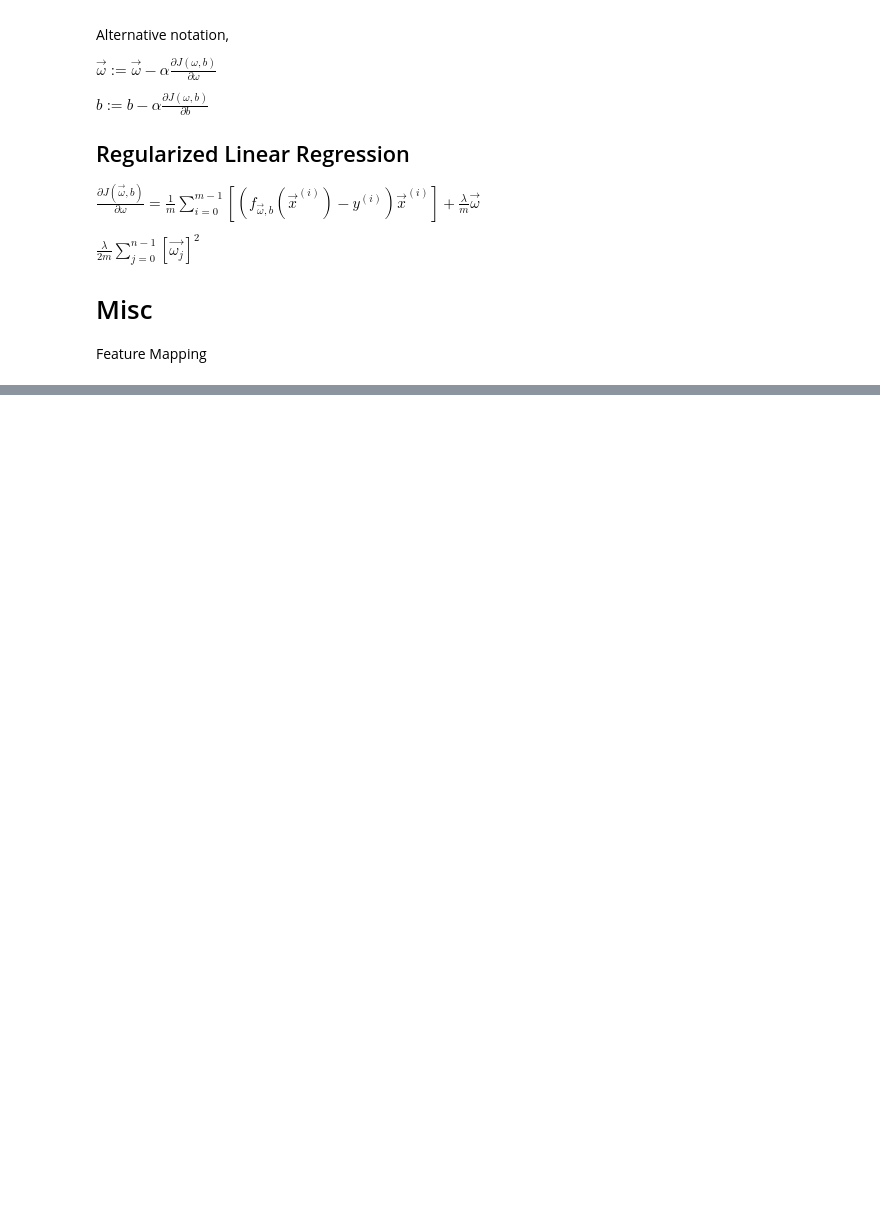
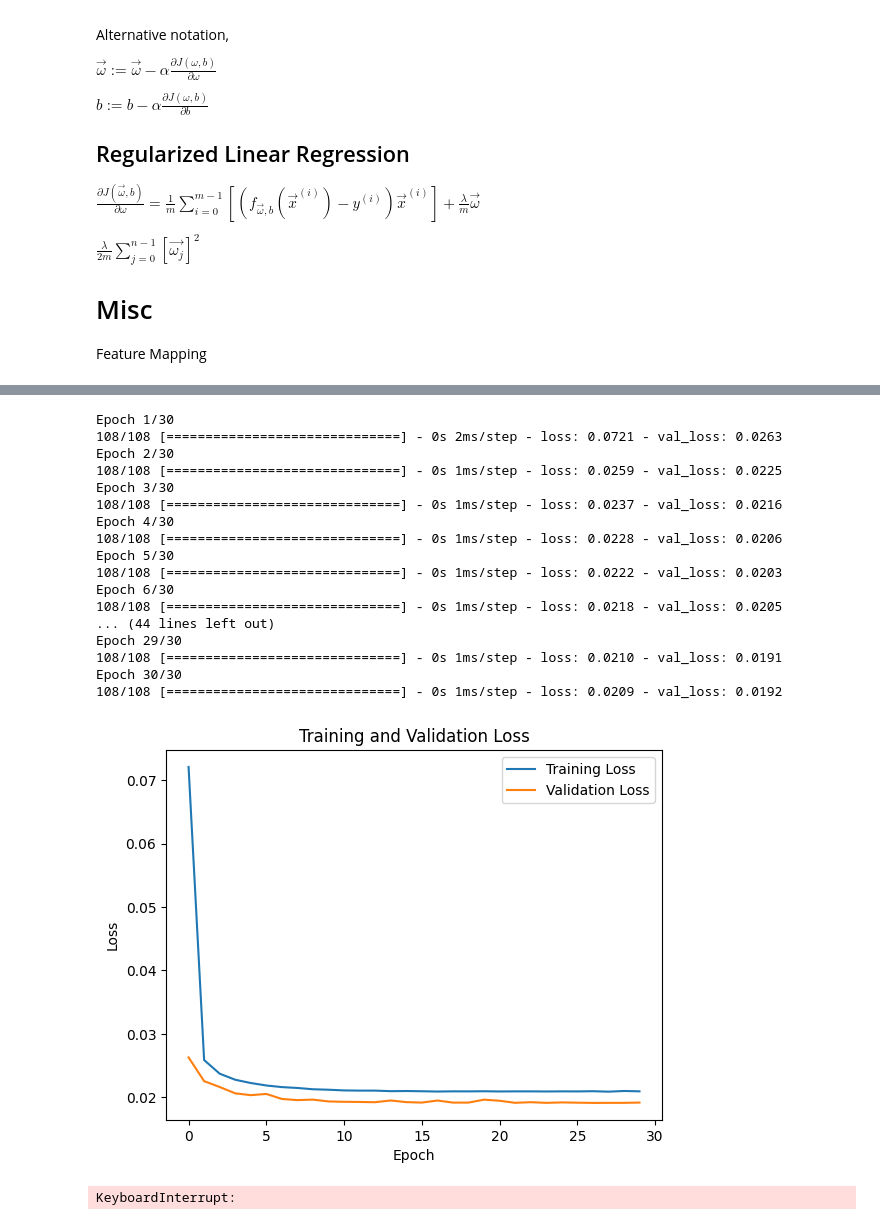
Before and after one commit to Jean-LucDeRieux/ML_Models, a Jupyter notebook: Linear Regression.ipynb, the cells around one changed output, grey strips where cells are left out. Drawn from its saved outputs; the diff is of its cells as text; code cells hidden in the pictures; blank space fills up the shorter version.

Commit message:
feat: Rough draft of LR model

```diff
--- a/Linear Regression.ipynb
+++ b/Linear Regression.ipynb
@@ -118,0 +365,65 @@ ValueError: matmul: Input operand 1 has a mismatch in its core dimension 0, with
+# %%
+from sklearn.preprocessing import MinMaxScaler
+
+# Split the data into X and y
+y = data[:, [0]]
+data = np.delete(data, 0, axis=1)
+
+# Initialize a scaler for the features and the target
+X_scaler = MinMaxScaler().fit(data)
+y_scaler = MinMaxScaler().fit(y)
+
+# Transform the datasets
+X = X_scaler.transform(data)
+y = y_scaler.transform(y)
+
+# Split the data into training and testing sets
+X_train, X_test, y_train, y_test = train_test_split(X , y, test_size=0.25)
+
+# Define the model
+model = tf.keras.models.Sequential([
+    tf.keras.layers.Dense(1, input_shape=(X_train.shape[1],))
+])
+
+# Compile the model
+model.compile(optimizer=tf.keras.optimizers.SGD(learning_rate=0.1), loss='mean_squared_error')
+
+# Train the model
+history = model.fit(X_train, y_train, validation_data=(X_test, y_test), epochs=30)
+
+# Plot the training and validation loss
+plt.plot(history.history['loss'], label='Training Loss')
+plt.plot(history.history['val_loss'], label='Validation Loss')
+plt.title('Training and Validation Loss')
+plt.xlabel('Epoch')
+plt.ylabel('Loss')
+plt.legend()
+plt.show()
+
+# Make a prediction
+x_predict = X_train[1].reshape(-1,1).T
+y_predict = model.predict(x_predict)
+
+# Inverse transform to get original values
+y_predict_orig = y_scaler.inverse_transform(y_predict)
+print(y_predict_orig)
+# %% [output]
+Epoch 1/30
+108/108 [==============================] - 0s 2ms/step - loss: 0.0721 - val_loss: 0.0263
+Epoch 2/30
+108/108 [==============================] - 0s 1ms/step - loss: 0.0259 - val_loss: 0.0225
+Epoch 3/30
+108/108 [==============================] - 0s 1ms/step - loss: 0.0237 - val_loss: 0.0216
+Epoch 4/30
+108/108 [==============================] - 0s 1ms/step - loss: 0.0228 - val_loss: 0.0206
+Epoch 5/30
+108/108 [==============================] - 0s 1ms/step - loss: 0.0222 - val_loss: 0.0203
+Epoch 6/30
+108/108 [==============================] - 0s 1ms/step - loss: 0.0218 - val_loss: 0.0205
+... (44 lines left out)
+Epoch 29/30
+108/108 [==============================] - 0s 1ms/step - loss: 0.0210 - val_loss: 0.0191
+Epoch 30/30
+108/108 [==============================] - 0s 1ms/step - loss: 0.0209 - val_loss: 0.0192
+[figure, added]
+KeyboardInterrupt:
```
Also changed, not shown: parts of 10 cells of this notebook, 1 other file.
